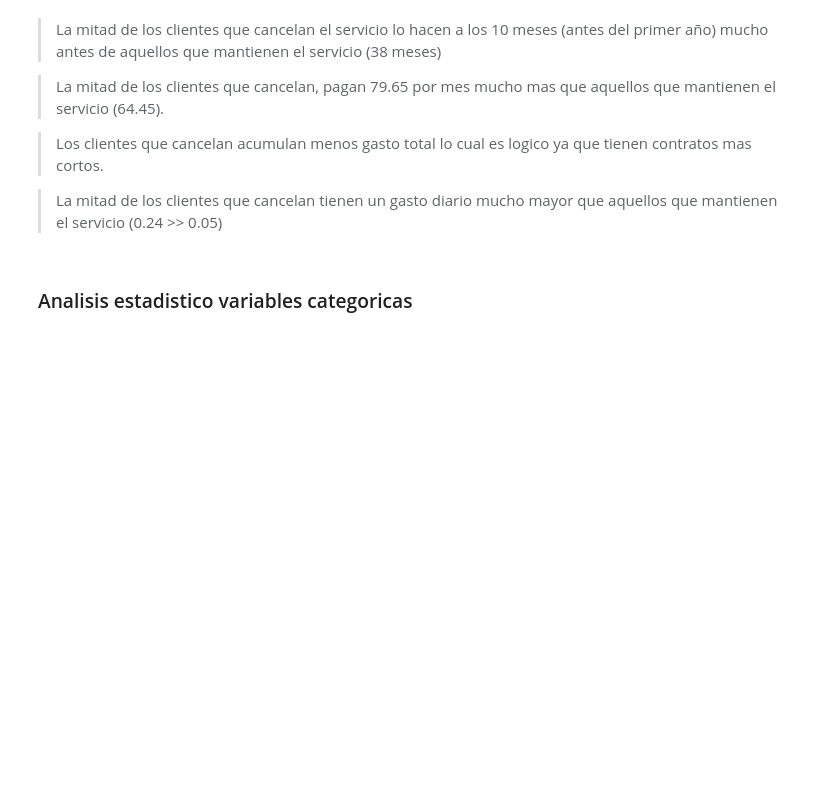
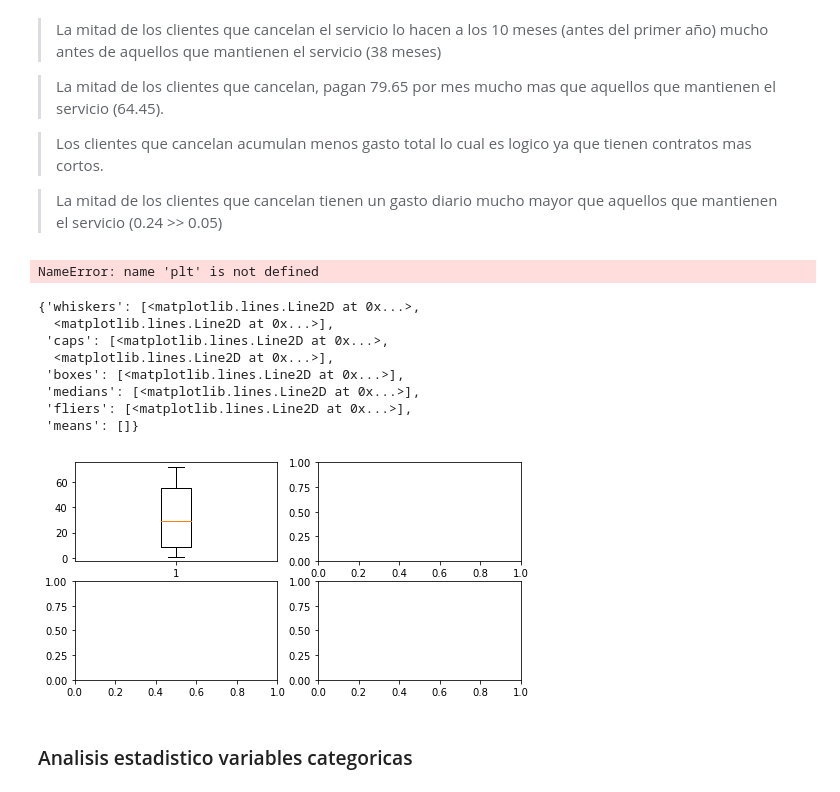
Before and after one commit to jbernalg/challenge_TelecomX, a Jupyter notebook: challenge_telecomx.ipynb, the cells around one changed output. Saved outputs shown, nothing was run; the diff lists cells and outputs as text; code cells hidden in the pictures; blank space fills up the shorter version.

```diff
--- a/challenge_telecomx.ipynb
+++ b/challenge_telecomx.ipynb
@@ -604,6 +535,31 @@ df_num[df_num['cancelacion'] == 1].describe()
 > Los clientes que cancelan acumulan menos gasto total lo cual es logico ya que tienen contratos mas cortos.
 
 > La mitad de los clientes que cancelan tienen un gasto diario mucho mayor que aquellos que mantienen el servicio (0.24 >> 0.05)
+# %%
+plt.boxplot()
+plt.show()
+# %% [output]
+NameError: name 'plt' is not defined
+# %%
+import matplotlib.pyplot as plt
+import seaborn as sns
+
+fig, axs = plt.subplots(2, 2, figsize=(8, 4))
+
+axs[0,0].boxplot(data=df_num, )
+#axs[0,1].boxplot(data=df_num, x='cancelacion', y='cuenta_mensual')
+#axs[1,0].boxplot(data=df_num, x='cancelacion', y='cuentas_total')
+#axs[1,1].boxplot(data=df_num, x='cancelacion', y='cuentas_diarias')
+# %% [output]
+{'whiskers': [<matplotlib.lines.Line2D at 0x...>,
+  <matplotlib.lines.Line2D at 0x...>],
+ 'caps': [<matplotlib.lines.Line2D at 0x...>,
+  <matplotlib.lines.Line2D at 0x...>],
+ 'boxes': [<matplotlib.lines.Line2D at 0x...>],
+ 'medians': [<matplotlib.lines.Line2D at 0x...>],
+ 'fliers': [<matplotlib.lines.Line2D at 0x...>],
+ 'means': []}
+[figure, added]
 # %% [markdown]
 ### Analisis estadistico variables categoricas
 # %% [markdown]
```
Also changed, not shown: parts of 17 cells of this notebook.
